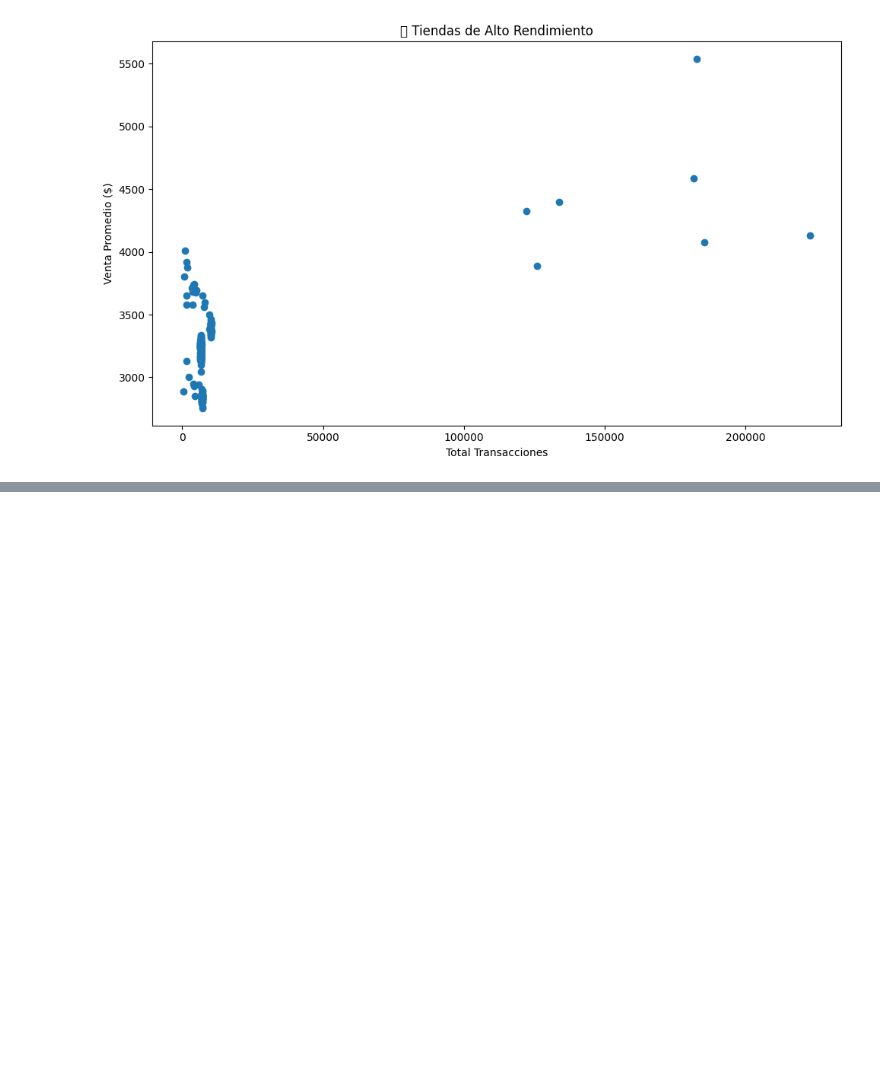
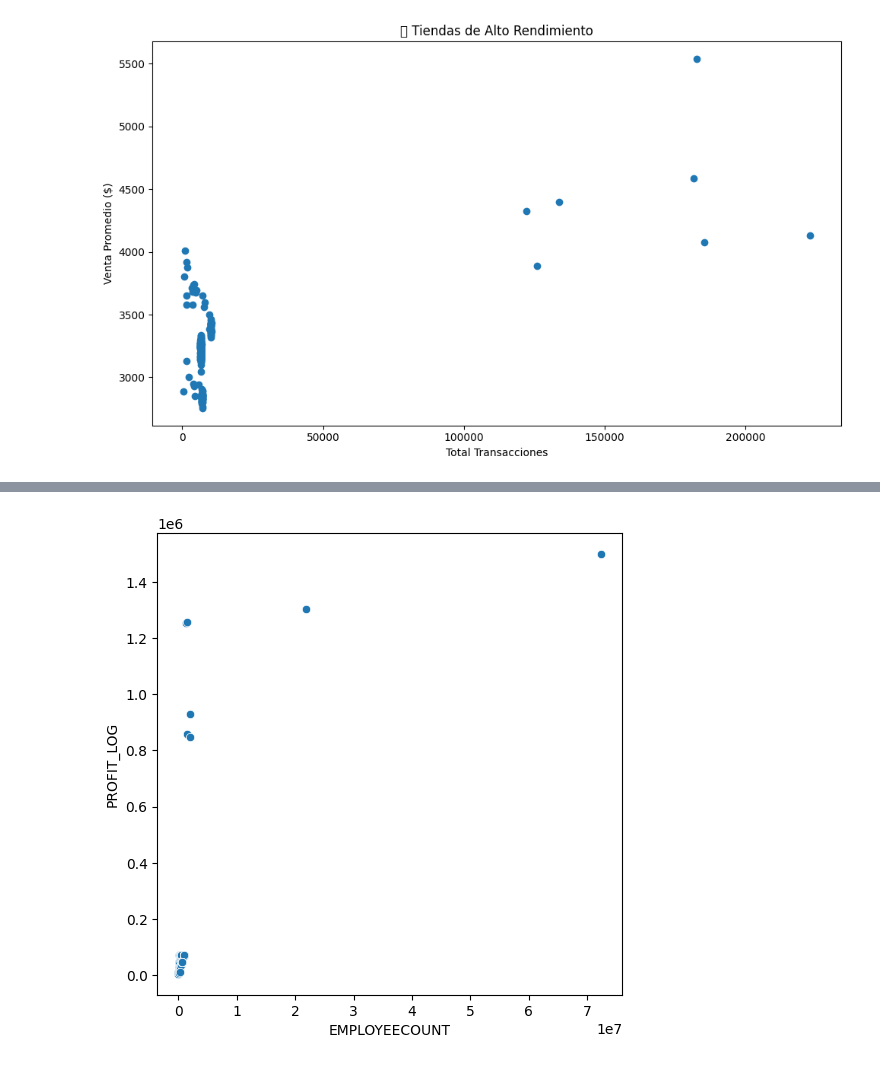
Before and after one commit to XxHurtadoxX/snowflake-sql-python-practice, a Jupyter notebook: practice.ipynb, the cells around one changed output, grey strips where cells are left out. Cells and saved outputs as stored; diff of their text form; code cells hidden in the pictures; blank space fills up the shorter version.

```diff
--- a/practice.ipynb
+++ b/practice.ipynb
@@ -270,0 +301,14 @@ plt.show()
+# %%
+# Crear variable y analizar con otra
+import numpy as np
+
+df["PROFIT"] = df["SALESAMOUNT"] - df["TOTALCOST"]
+df["PROFIT_LOG"] = np.log1p(df["PROFIT"])
+
+df_EP = df.groupby('STOREKEY')[["PROFIT_LOG", "EMPLOYEECOUNT"]].sum().reset_index()
+
+plt.figure(figsize=(6, 6))
+sns.scatterplot(x="EMPLOYEECOUNT", y="PROFIT_LOG", data=df_EP)
+plt.show()
+# %% [output]
+[figure, added]
```
Also changed, not shown: parts of 9 cells of this notebook.
